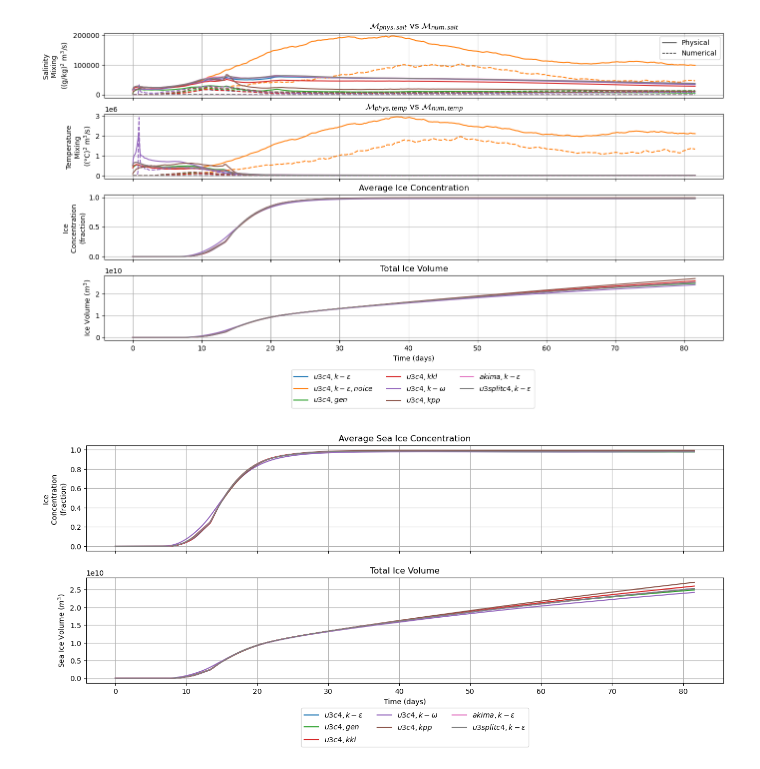
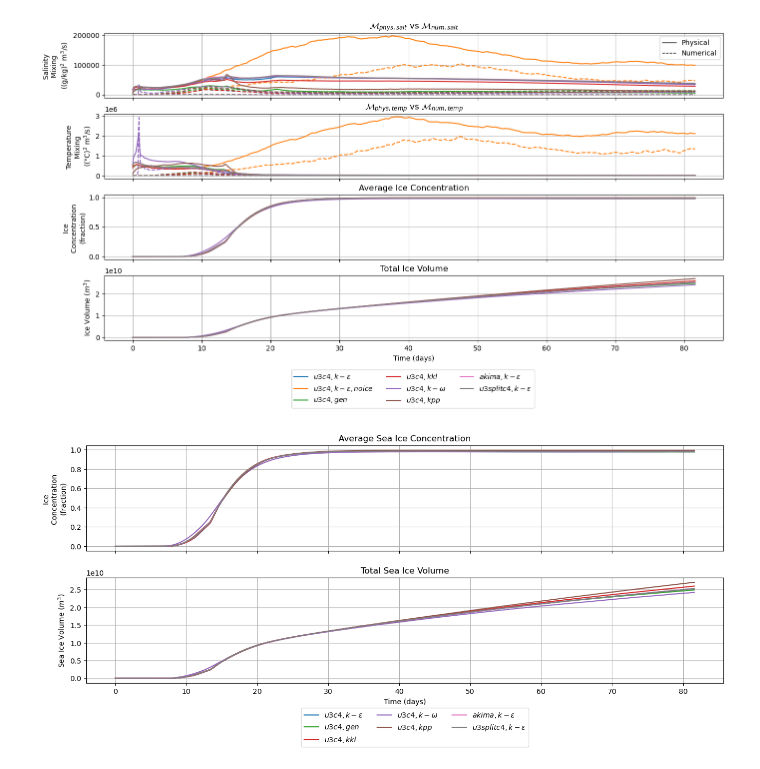
Before and after one commit to bundzis/beaufort_jet, a Jupyter notebook: Scripts/Analysis/plot_timeseries_num_phys_mix.ipynb, the cells around one changed output. Drawn from its saved outputs; the diff is of its cells as text; code cells hidden in the pictures.

Commit message:
fixed plot title typo

```diff
--- a/Scripts/Analysis/plot_timeseries_num_phys_mix.ipynb
+++ b/Scripts/Analysis/plot_timeseries_num_phys_mix.ipynb
@@ -1639,32 +1639,32 @@ ax[1].plot(time_u3c4_kpp[:980], ice_vol_u3c4_kpp_reg1_tot[:980], color=mixing_co
 ax[1].plot(time_akima_keps[:980], ice_vol_akima_keps_reg1_tot[:980], color=mixing_colors_all[6], label=r'$akima,k-\epsilon$')
 # hsimt k-epsilon
 #ax[1].plot(time_hsimt_keps[:980], ice_vol_hsimt_keps_reg1_tot[:980], color=mixing_colors_all[7], label=r'$HSIMT,k-\epsilon$')
 # mpdata k-epsilon
 #ax[1].plot(time_mpdata_keps[:980], ice_vol_mpdata_keps_reg1_tot[:980], color=mixing_colors_all[8], label=r'$MPDATA,k-\epsilon$')
 # U3splitC4 k-epsilon
 ax[1].plot(time_u3splitc4_keps[:980], ice_vol_u3splitc4_keps_reg1_tot[:980], color=mixing_colors_all[9], label=r'$u3splitc4,k-\epsilon$')
 
 # Label plot
 ax[1].set_xlabel('Time (days)')
 ax[1].set_ylabel('Sea Ice Volume ($m^{3}$)')
-ax[1].set_title(r'Total Ice Volume')
+ax[1].set_title(r'Total Sea Ice Volume')
 
 # Add legends
 #ax[0].legend(ncols=3, bbox_to_anchor=(0.4, -0.1))
 ax[0].set_xticklabels('')
 ax[1].legend(ncols=3, bbox_to_anchor=(0.70, -0.2))
 ax[0].grid()
 ax[1].grid()
 
 fig.subplots_adjust(hspace=0.25)
 
 # Add vertical lines for days in snapshots
 
 
 # ax[0].semilogy()
 # ax[1].semilogy()
 
 # Save the figure
 #plt.savefig('/pscratch/sd/b/bundzis/Beaufort_ROMS_idealized_jet_scratch/Figures/mphys_mnum_salt_temp_ice_vs_no_ice_500m_const_forc_u3c4_keps_001.png')
 # %% [output]
-[figure, old version]
+[figure, new version]
```
